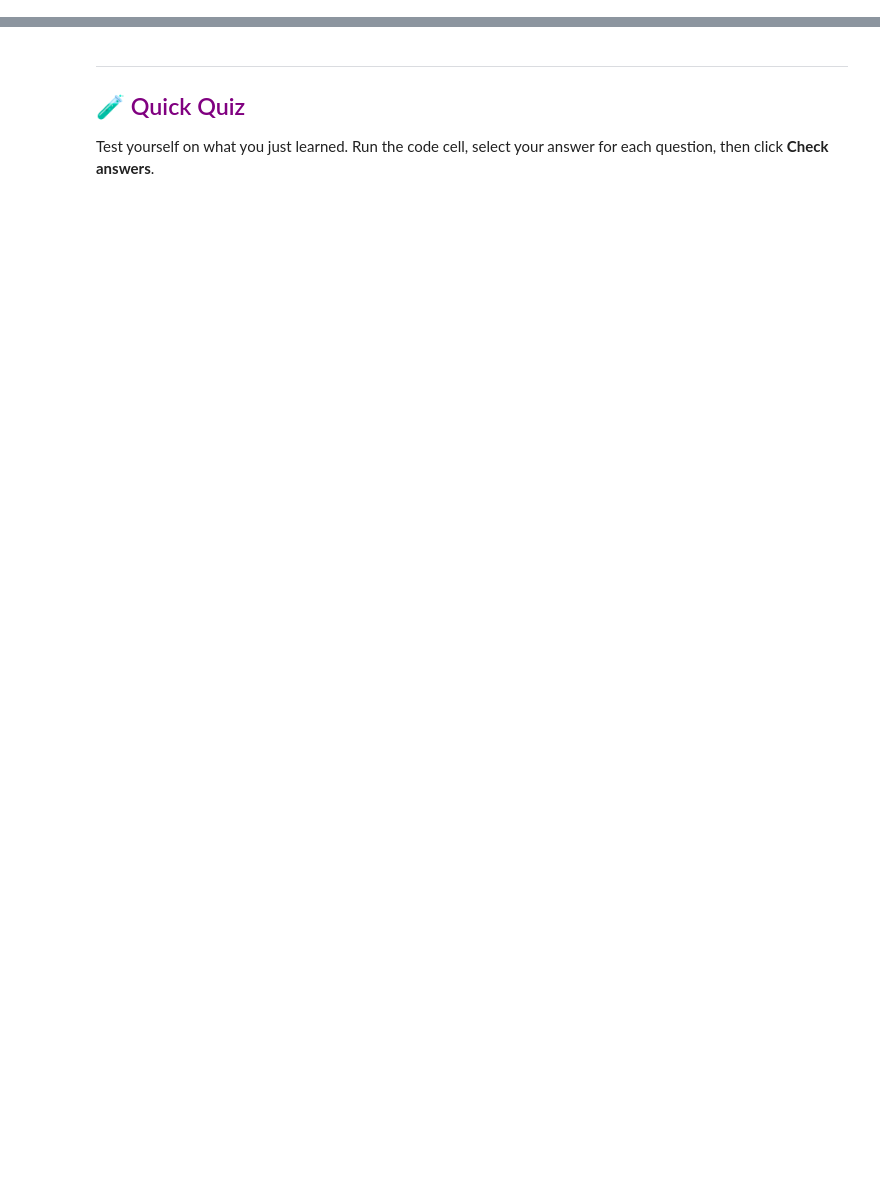
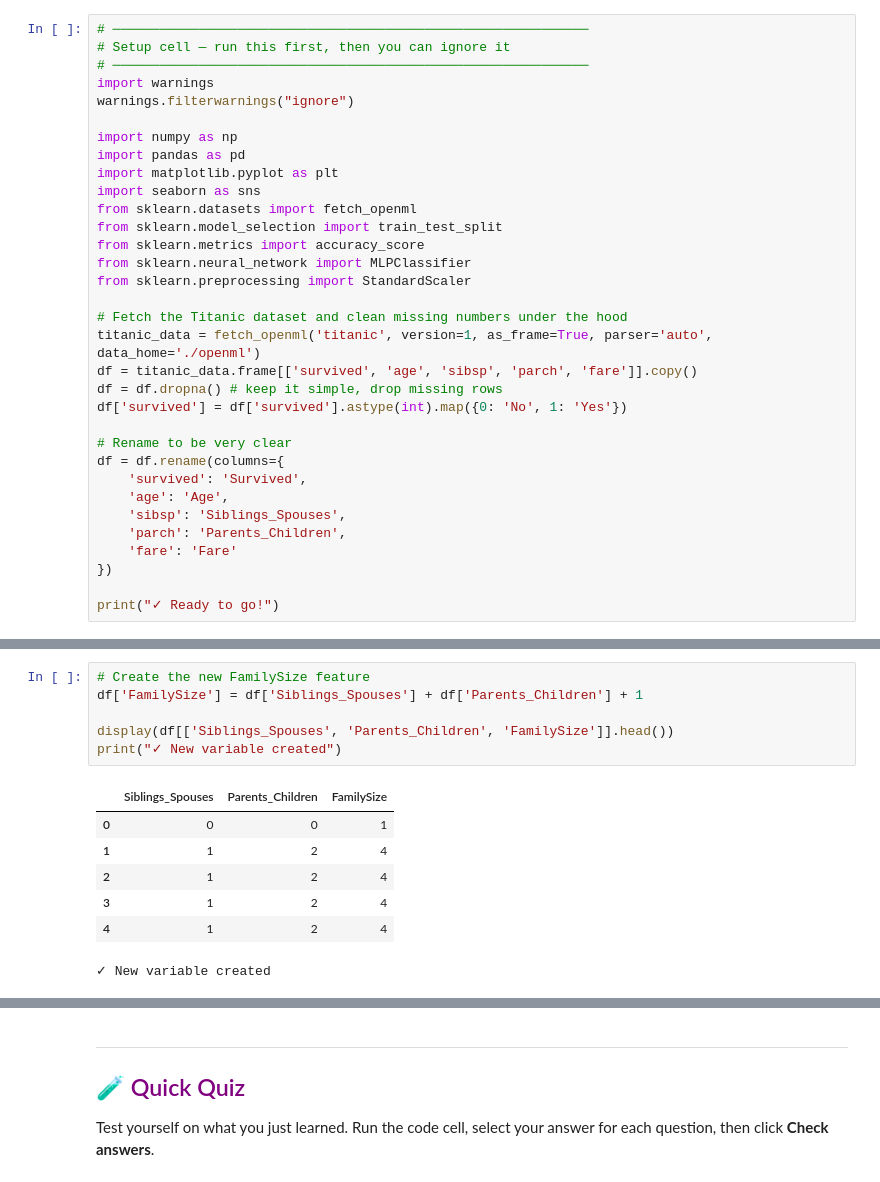
Before and after one commit to nathanhigginbotham/UCL-CDT-AICourse, a Jupyter notebook: B11_Feature_Engineering.ipynb, the cells around one changed output, grey strips where cells are left out. Saved outputs shown, nothing was run; the diff lists cells and outputs as text; blank space fills up the shorter version.

```diff
--- a/B11_Feature_Engineering.ipynb
+++ b/B11_Feature_Engineering.ipynb
@@ -272,0 +22,33 @@ print("✓ Challenge completed")
+# %%
+# ─────────────────────────────────────────────────────────────
+# Setup cell — run this first, then you can ignore it
+# ─────────────────────────────────────────────────────────────
+import warnings
+warnings.filterwarnings("ignore")
+
+import numpy as np
+import pandas as pd
+import matplotlib.pyplot as plt
+import seaborn as sns
+from sklearn.datasets import fetch_openml
+from sklearn.model_selection import train_test_split
+from sklearn.metrics import accuracy_score
+from sklearn.neural_network import MLPClassifier
+from sklearn.preprocessing import StandardScaler
+
+# Fetch the Titanic dataset and clean missing numbers under the hood
+titanic_data = fetch_openml('titanic', version=1, as_frame=True, parser='auto', data_home='./openml')
+df = titanic_data.frame[['survived', 'age', 'sibsp', 'parch', 'fare']].copy()
+df = df.dropna() # keep it simple, drop missing rows
+df['survived'] = df['survived'].astype(int).map({0: 'No', 1: 'Yes'})
+
+# Rename to be very clear
+df = df.rename(columns={
+    'survived': 'Survived',
+    'age': 'Age',
+    'sibsp': 'Siblings_Spouses',
+    'parch': 'Parents_Children',
+    'fare': 'Fare'
+})
+
+print("✓ Ready to go!")
@@ -272,0 +214,14 @@ print("✓ Challenge completed")
+# %%
+# Create the new FamilySize feature
+df['FamilySize'] = df['Siblings_Spouses'] + df['Parents_Children'] + 1
+
+display(df[['Siblings_Spouses', 'Parents_Children', 'FamilySize']].head())
+print("✓ New variable created")
+# %% [output]
+|  | Siblings_Spouses | Parents_Children | FamilySize |
+| 0 | 0 | 0 | 1 |
+| 1 | 1 | 2 | 4 |
+| 2 | 1 | 2 | 4 |
+| 3 | 1 | 2 | 4 |
+| 4 | 1 | 2 | 4 |
+✓ New variable created
```
Also changed, not shown: parts of 38 cells of this notebook, 2 other files.
